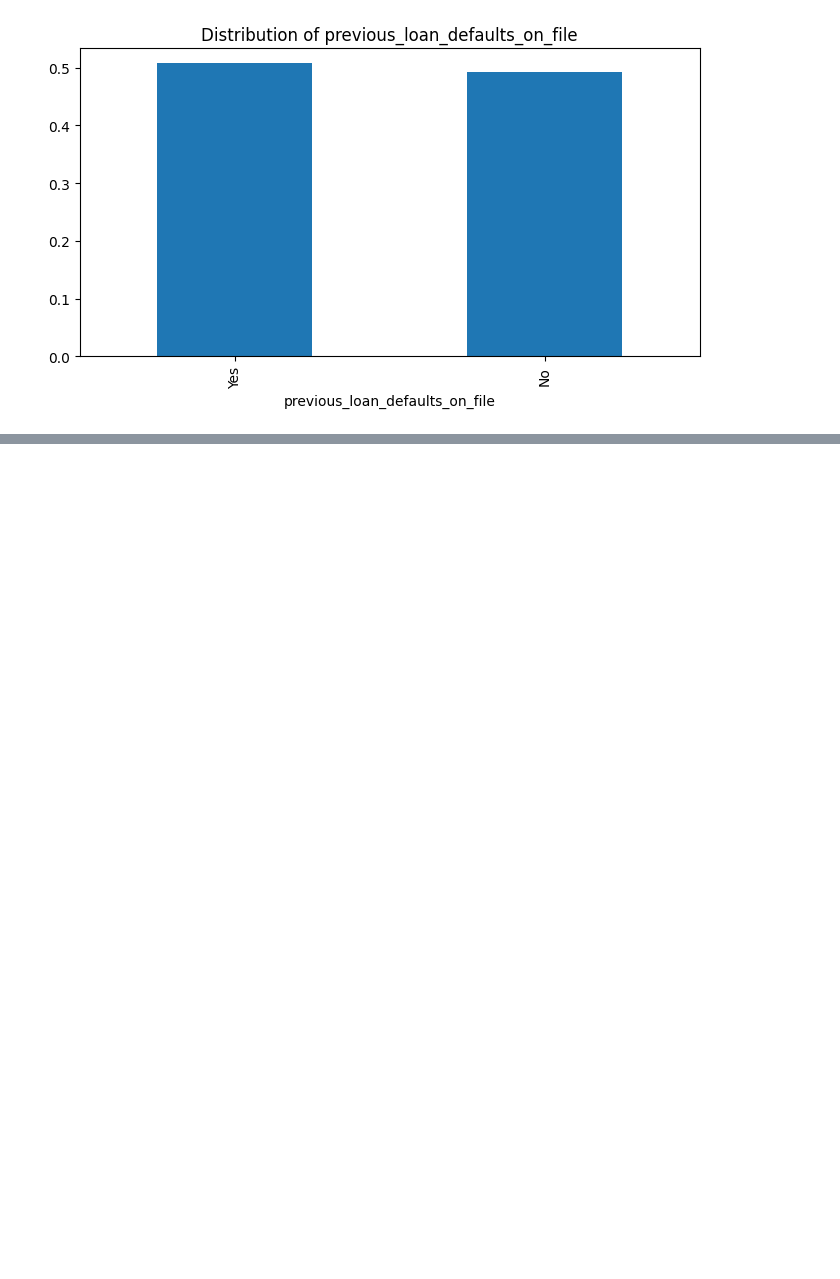
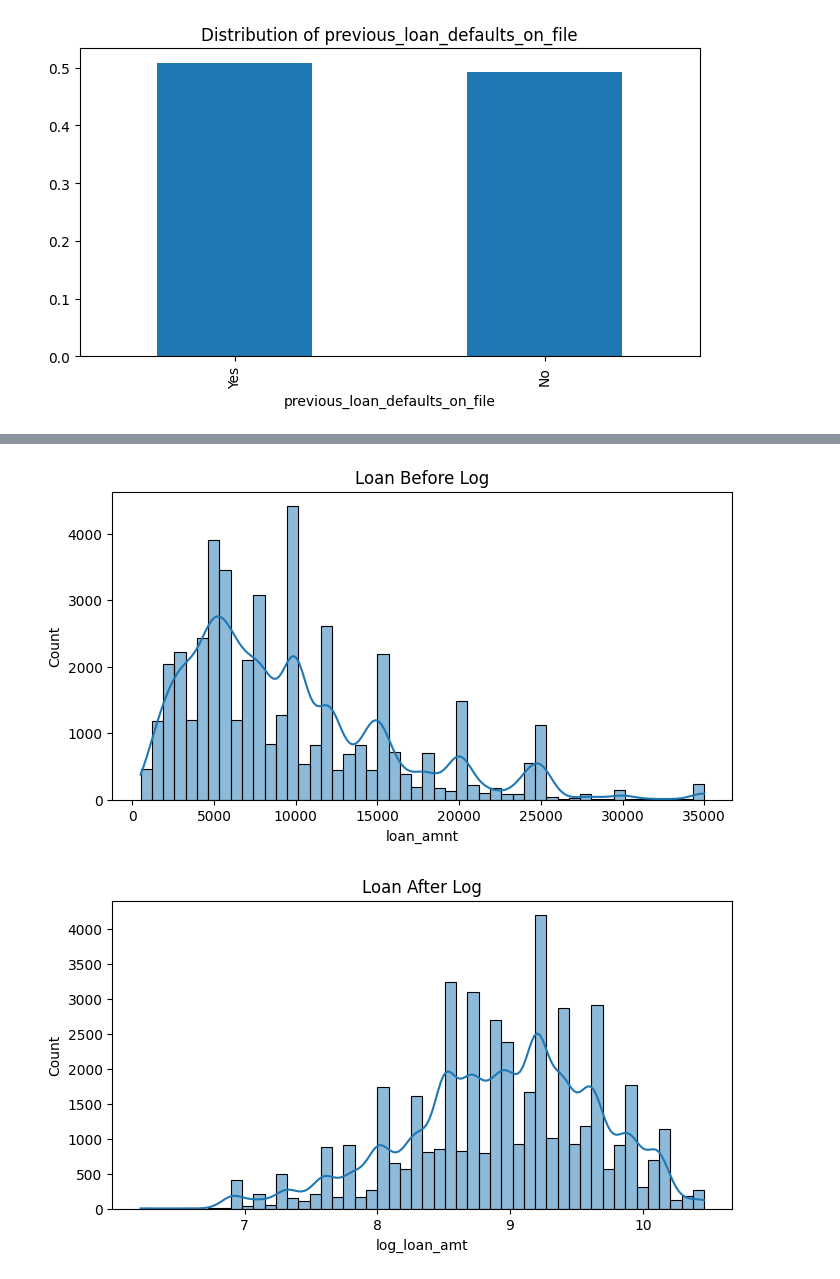
Before and after one commit to jb705249/SJU_DSS_740_Final_Project, a Jupyter notebook: Scr/initial_data_cleaning.ipynb, the cells around one changed output, grey strips where cells are left out. Saved outputs shown, nothing was run; the diff lists cells and outputs as text; code cells hidden in the pictures; blank space fills up the shorter version.

```diff
--- a/Scr/initial_data_cleaning.ipynb
+++ b/Scr/initial_data_cleaning.ipynb
@@ -116,0 +153,12 @@ for col in categorical_columns:
+# %%
+# Remove unrealistic ages
+original_row_count = df_cleaned.shape[0]
+df_cleaned = df_cleaned[df_cleaned['person_age'] <= 125]
+removed_count = original_row_count - df_cleaned.shape[0]
+
+
+changelog.append({
+    'column': 'age',
+    'change': f'Removed {removed_count} row(s) where age > 125',
+    'rationale': 'Oldest verified human lived to be 122; values above 125 are likely errors or outliers.',
+})
@@ -116,0 +206,26 @@ for col in categorical_columns:
+# %%
+# Drop person_income after log-transform
+df_cleaned.drop(columns=['person_income'], inplace=True)
+df_cleaned.reset_index(drop=True, inplace=True)
+numerical_columns = df_cleaned.select_dtypes(include=[np.number]).columns.tolist()
+# %%
+# Apply log1p to preserve 0s and small values
+df_cleaned['log_loan_amt'] = np.log1p(df_cleaned['loan_amnt'])
+changelog.append({
+    'column': 'loan_amnt',
+    'change': 'Applied log1p transformation to loan_amount',
+    'rationale': 'Handled extreme right skew and outliers in loan amount distribution; log1p applied to normalize values.',
+})
+
+plt.figure(figsize=(8, 4))
+sns.histplot(df_cleaned['loan_amnt'], bins=50, kde=True)
+plt.title("Loan Before Log")
+plt.show()
+
+plt.figure(figsize=(8, 4))
+sns.histplot(df_cleaned['log_loan_amt'], bins=50, kde=True)
+plt.title("Loan After Log")
+plt.show()
+# %% [output]
+[figure, added]
+[figure, added]
```
Also changed, not shown: parts of 15 cells of this notebook, 1 other file.
